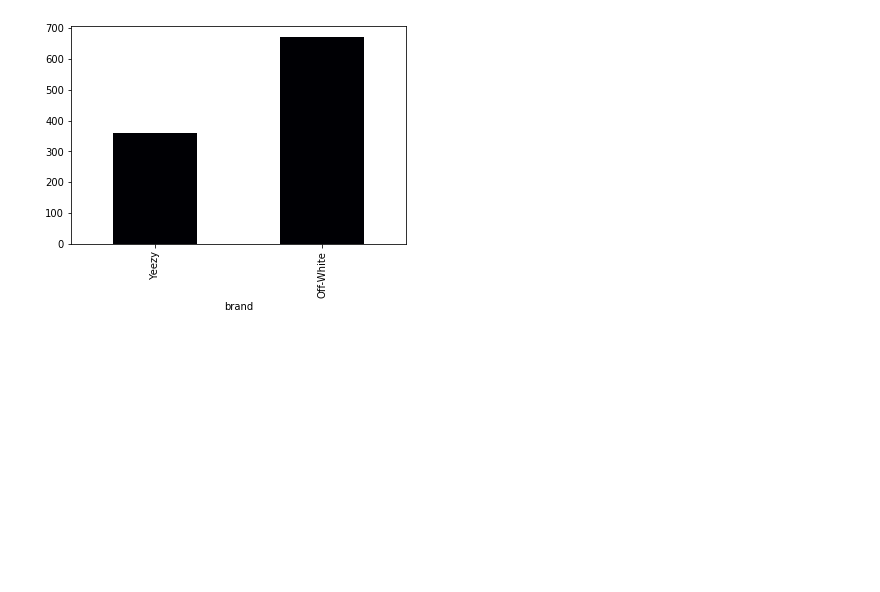
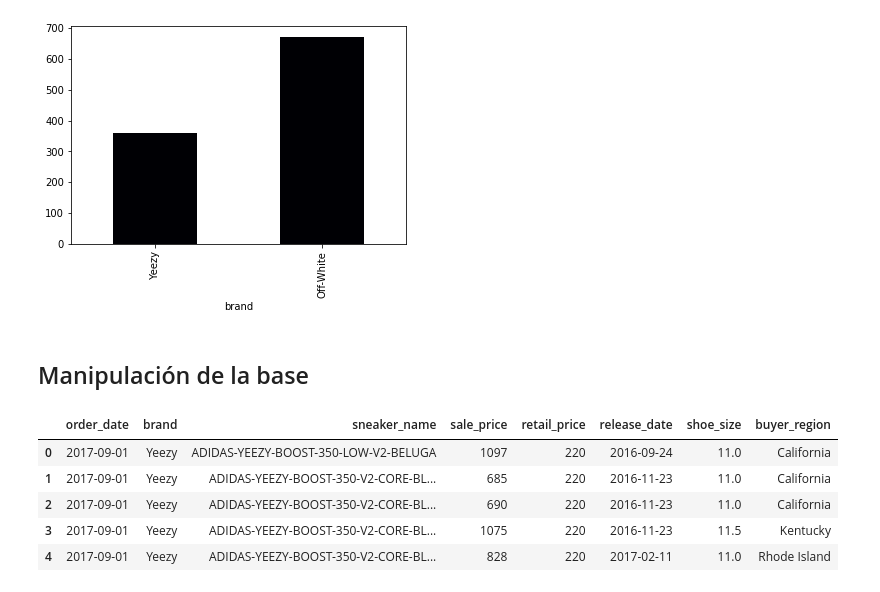
Before and after one commit to Carlosmagnobrusil/StockX_sale_price_prediction-, a Jupyter notebook: StockX.ipynb, the cells around one changed output. Cells and saved outputs as stored; diff of their text form; code cells hidden in the pictures; blank space fills up the shorter version.

```diff
--- a/StockX.ipynb
+++ b/StockX.ipynb
@@ -230,3 +223,5 @@ round(stockx_df.groupby(["brand"])["sale_price"].mean(),2).plot(kind = "bar", co
 # %% [output]
 <matplotlib.axes._subplots.AxesSubplot at 0x...>
 [figure]
+# %% [markdown]
+## Manipulación de la base
@@ -232,0 +232,9 @@ round(stockx_df.groupby(["brand"])["sale_price"].mean(),2).plot(kind = "bar", co
+# %%
+stockx_df1.head(5)
+# %% [output]
+|  | order_date | brand | sneaker_name | sale_price | retail_price | release_date | shoe_size | buyer_region |
+| 0 | 2017-09-01 | Yeezy | ADIDAS-YEEZY-BOOST-350-LOW-V2-BELUGA | 1097 | 220 | 2016-09-24 | 11.0 | California |
+| 1 | 2017-09-01 | Yeezy | ADIDAS-YEEZY-BOOST-350-V2-CORE-BL... | 685 | 220 | 2016-11-23 | 11.0 | California |
+| 2 | 2017-09-01 | Yeezy | ADIDAS-YEEZY-BOOST-350-V2-CORE-BL... | 690 | 220 | 2016-11-23 | 11.0 | California |
+| 3 | 2017-09-01 | Yeezy | ADIDAS-YEEZY-BOOST-350-V2-CORE-BL... | 1075 | 220 | 2016-11-23 | 11.5 | Kentucky |
+| 4 | 2017-09-01 | Yeezy | ADIDAS-YEEZY-BOOST-350-V2-CORE-BL... | 828 | 220 | 2017-02-11 | 11.0 | Rhode Island |
```
Also changed, not shown: parts of 11 cells of this notebook.
